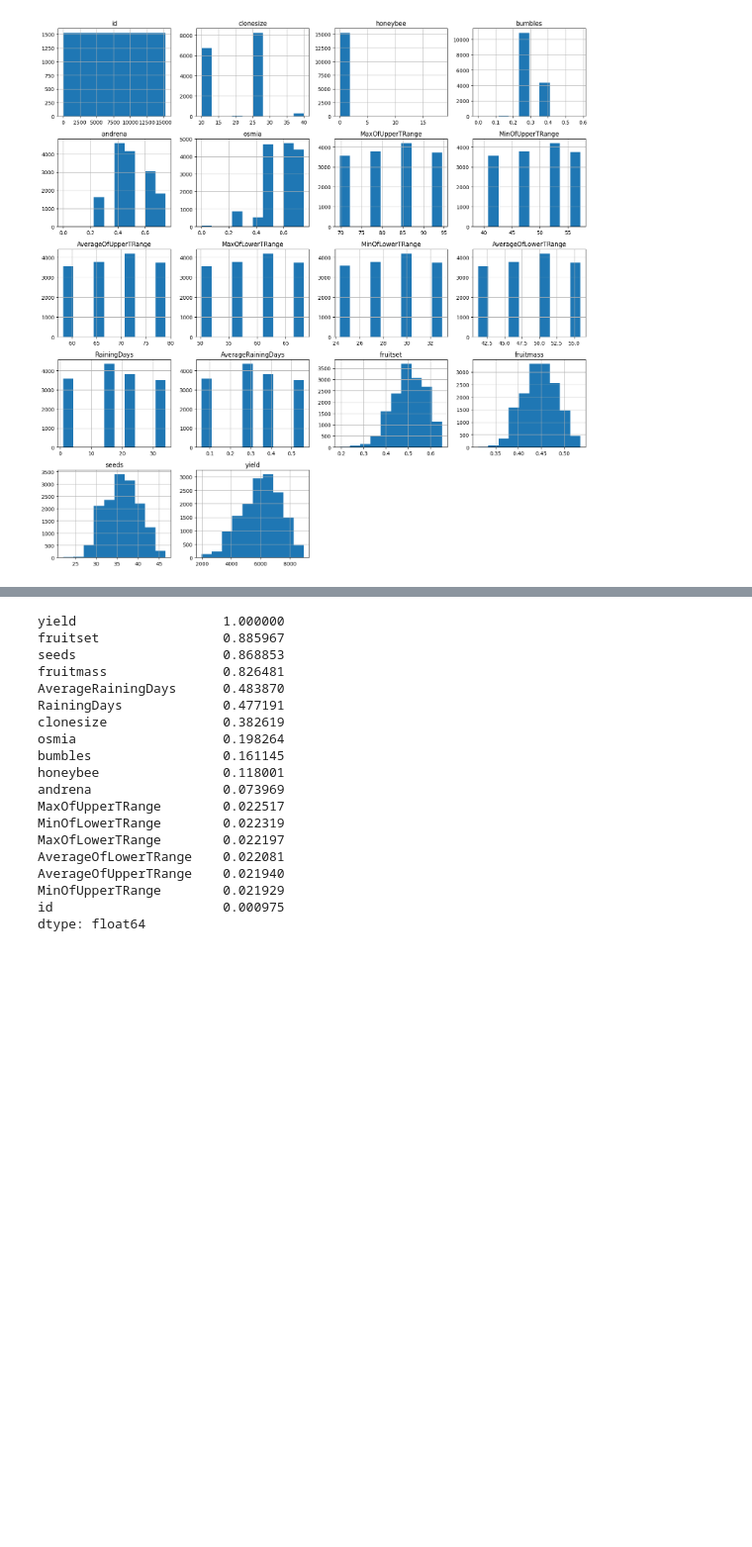
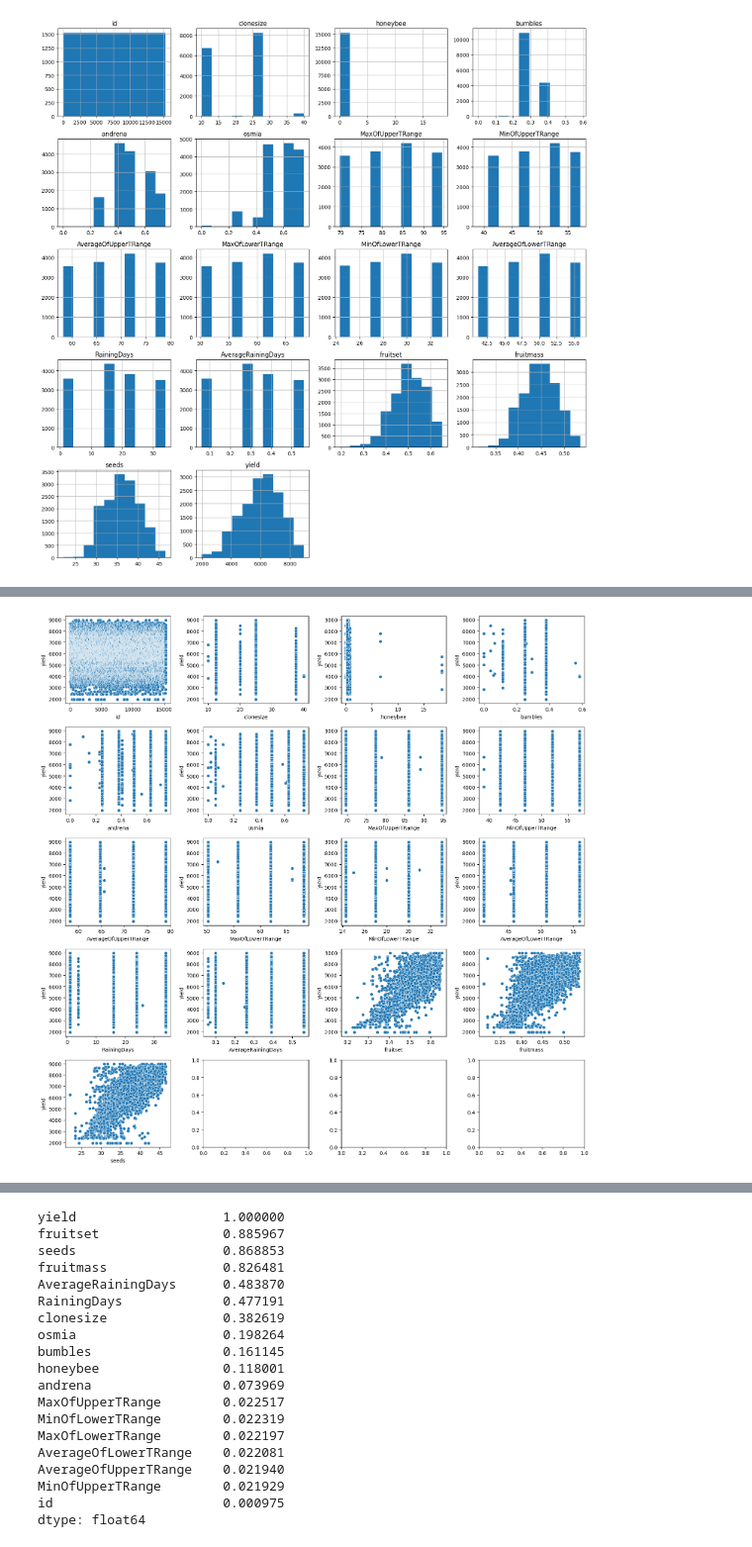
Before and after one commit to mrMichalR/blueberry_yield, a Jupyter notebook: blueberry_yield_prediction.ipynb, the cells around one changed output, grey strips where cells are left out. Shown at 99% size. Drawn from its saved outputs; the diff is of its cells as text; code cells hidden in the pictures; blank space fills up the shorter version.

```diff
--- a/blueberry_yield_prediction.ipynb
+++ b/blueberry_yield_prediction.ipynb
@@ -219,2 +207,14 @@ for col in df_train.columns[1:17]:
+# %%
+fig, axs = plt.subplots(ncols=4, nrows=5, figsize=(15, 15))
+index = 0
+axs = axs.flatten()
+for k,v in df_train.iloc[:,0:17].items():
+  sns.scatterplot(data=df_train, x=v, y='yield', legend='auto', ax=axs[index])
+  index +=1
+  # plt.grid()
+  # plt.show()
+plt.tight_layout()
+# %% [output]
+[figure, added]
 # %%
 # box and whisker plots
```
Also changed, not shown: parts of 66 cells of this notebook.
